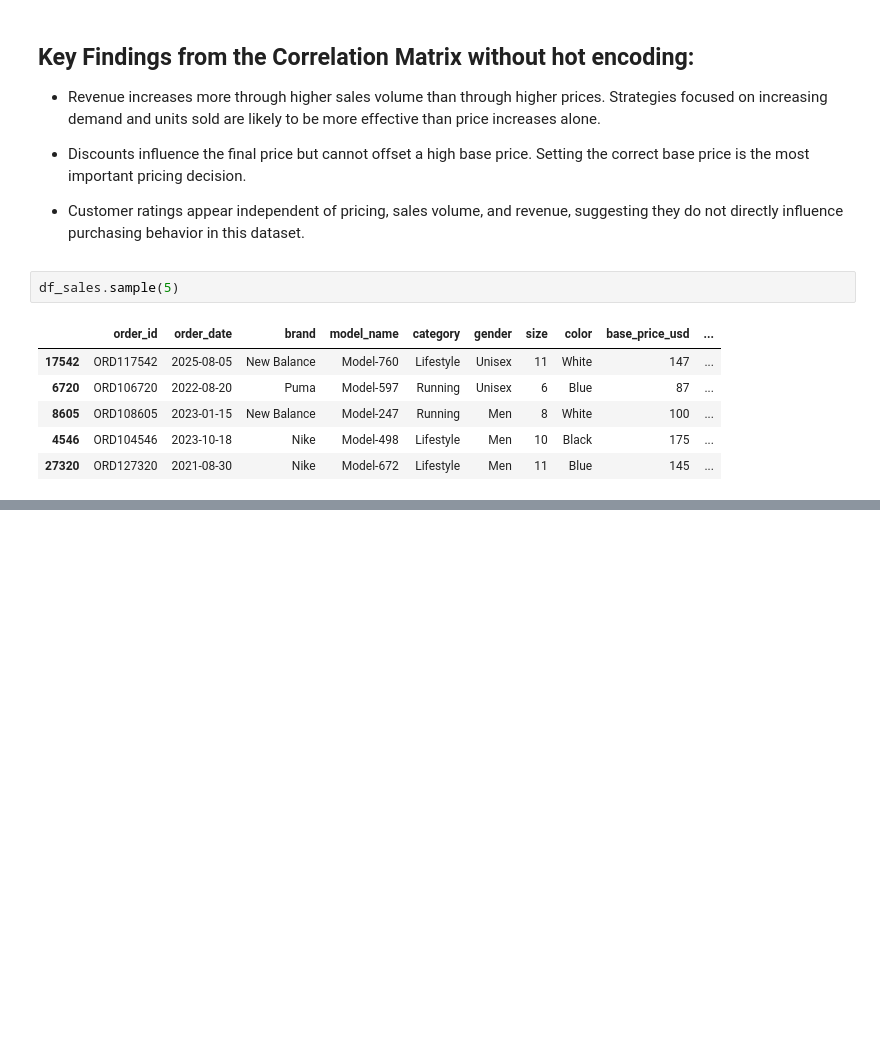
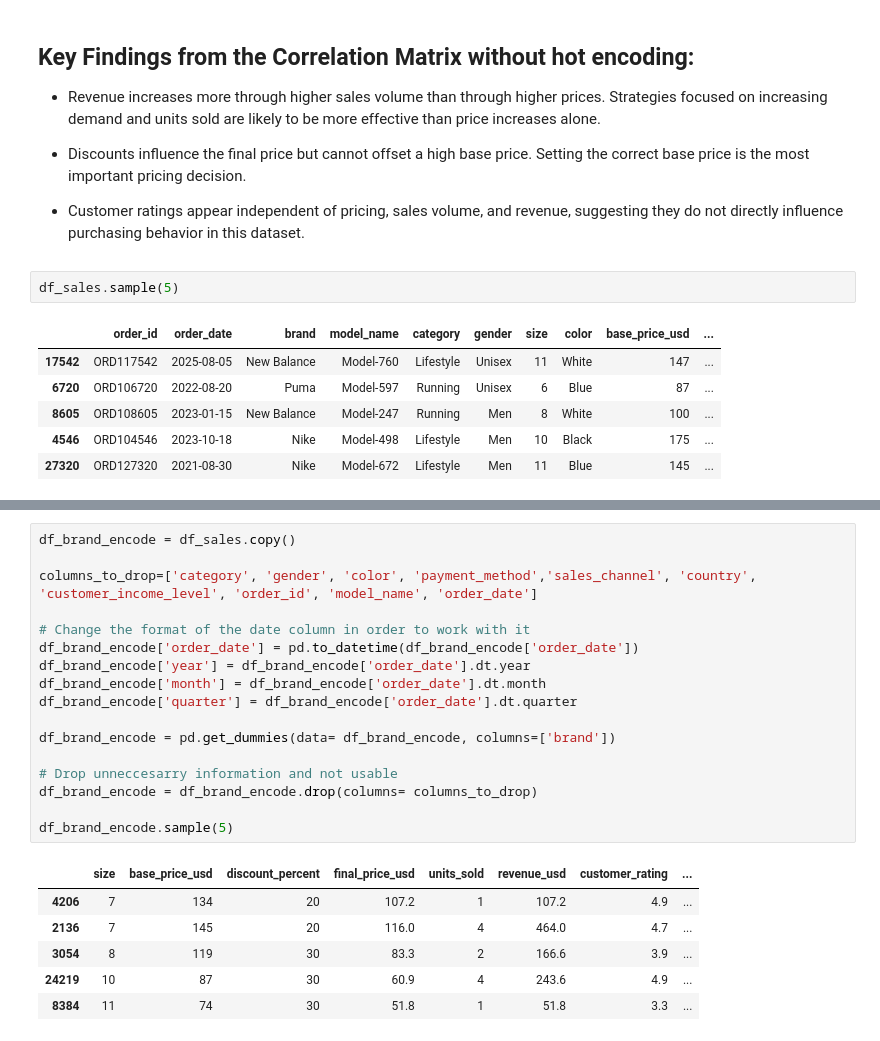
Before and after one commit to MrBigJupiter/Footwear_Sales_Analysis_2018_2026, a Jupyter notebook: Footwear Sales Analysis 2018/Jupyter Notebooks/eda.ipynb, the cells around one changed output, grey strips where cells are left out. Drawn from its saved outputs; the diff is of its cells as text; blank space fills up the shorter version.

```diff
--- a/Footwear Sales Analysis 2018/Jupyter Notebooks/eda.ipynb
+++ b/Footwear Sales Analysis 2018/Jupyter Notebooks/eda.ipynb
@@ -283,0 +282,24 @@ plt.show()
+# %%
+df_brand_encode = df_sales.copy()
+
+columns_to_drop=['category', 'gender', 'color', 'payment_method','sales_channel', 'country', 'customer_income_level', 'order_id', 'model_name', 'order_date']
+
+# Change the format of the date column in order to work with it
+df_brand_encode['order_date'] = pd.to_datetime(df_brand_encode['order_date'])
+df_brand_encode['year'] = df_brand_encode['order_date'].dt.year
+df_brand_encode['month'] = df_brand_encode['order_date'].dt.month
+df_brand_encode['quarter'] = df_brand_encode['order_date'].dt.quarter
+
+df_brand_encode = pd.get_dummies(data= df_brand_encode, columns=['brand'])
+
+# Drop unneccesarry information and not usable
+df_brand_encode = df_brand_encode.drop(columns= columns_to_drop)
+
+df_brand_encode.sample(5)
+# %% [output]
+|  | size | base_price_usd | discount_percent | final_price_usd | units_sold | revenue_usd | customer_rating | ... |
+| 4206 | 7 | 134 | 20 | 107.2 | 1 | 107.2 | 4.9 | ... |
+| 2136 | 7 | 145 | 20 | 116.0 | 4 | 464.0 | 4.7 | ... |
+| 3054 | 8 | 119 | 30 | 83.3 | 2 | 166.6 | 3.9 | ... |
+| 24219 | 10 | 87 | 30 | 60.9 | 4 | 243.6 | 4.9 | ... |
+| 8384 | 11 | 74 | 30 | 51.8 | 1 | 51.8 | 3.3 | ... |
```
Also changed, not shown: parts of 4 cells of this notebook.
